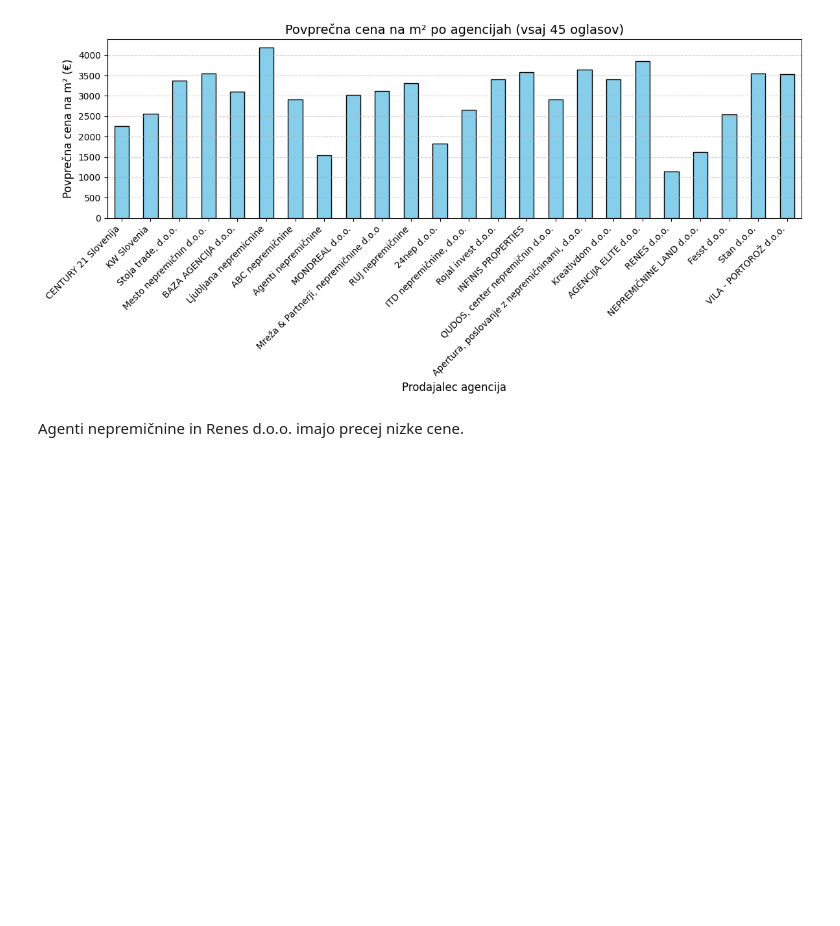
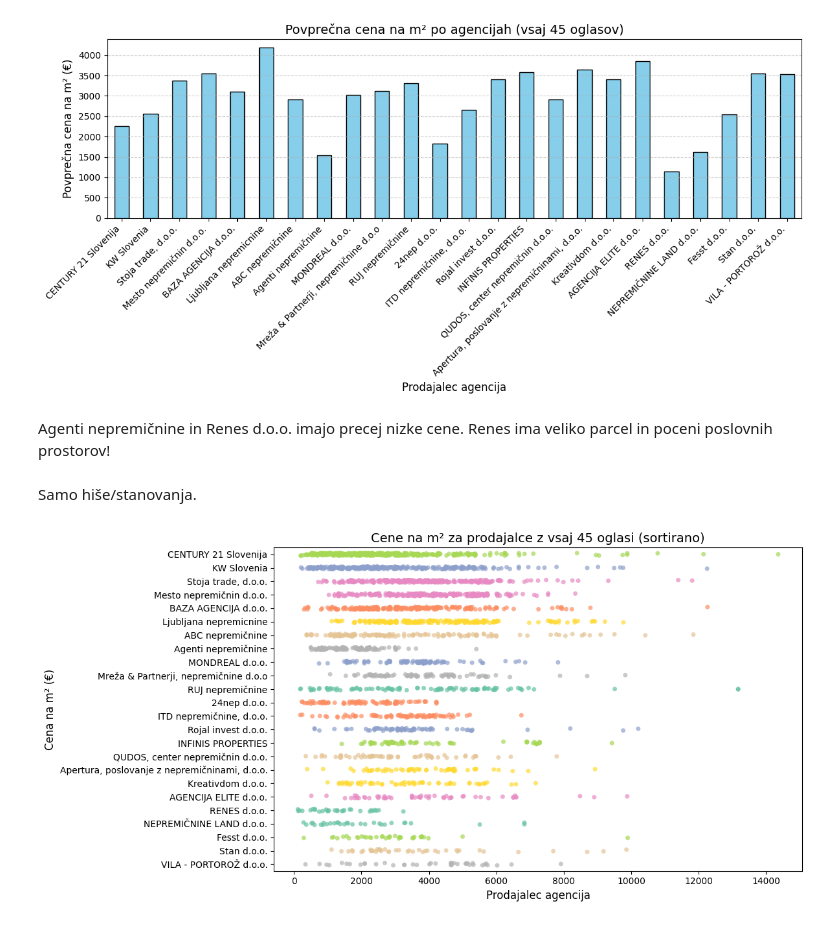
Before and after one commit to tthuma1/PR251, a Jupyter notebook: src/vizualizacije_ponudniki.ipynb, the cells around one changed output. Drawn from its saved outputs; the diff is of its cells as text; code cells hidden in the pictures; blank space fills up the shorter version.

```diff
--- a/src/vizualizacije_ponudniki.ipynb
+++ b/src/vizualizacije_ponudniki.ipynb
@@ -181,4 +181,42 @@ plt.show()
 # %% [output]
 [figure]
 # %% [markdown]
-Agenti nepremičnine in Renes d.o.o. imajo precej nizke cene.
+Agenti nepremičnine in Renes d.o.o. imajo precej nizke cene. Renes ima veliko parcel in poceni poslovnih prostorov!
+# %% [markdown]
+Samo hiše/stanovanja.
+# %%
+import matplotlib.pyplot as plt
+import seaborn as sns
+
+counts = kvadrati_cene['prodajalec_agencija'].value_counts()
+
+# Izberi samo agencije z vsaj 45 vrsticami
+valid_agencies = counts[counts >= 45].sort_values().index
+
+# Filtriraj DataFrame, da vsebuje le validne agencije
+filtered_df = kvadrati_cene[(kvadrati_cene['prodajalec_agencija'].isin(valid_agencies))]
+filtered_df = filtered_df[(kvadrati_cene["vrsta"] == "Stanovanje") | (kvadrati_cene["vrsta"] == "Hiša")]
+
+ordered_agencies = counts[counts >= 45].sort_values(ascending=False).index
+
+# Ustvari scatter plot za filtrirane in sortirane agencije
+plt.figure(figsize=(12, 6))
+
+sns.stripplot(
+    data=filtered_df,
+    y='prodajalec_agencija',
+    x='cena_na_m2',
+    order=ordered_agencies,
+    alpha=0.7,
+    hue='prodajalec_agencija',
+    palette='Set2',
+    legend=None
+)
+plt.title('Cene na m² za prodajalce z vsaj 45 oglasi (sortirano)', fontsize=14)
+plt.xlabel('Prodajalec agencija', fontsize=12)
+plt.ylabel('Cena na m² (€)', fontsize=12)
+plt.tight_layout()
+
+plt.show()
+# %% [output]
+[figure, added]
```
Also changed, not shown: parts of 3 cells of this notebook.
